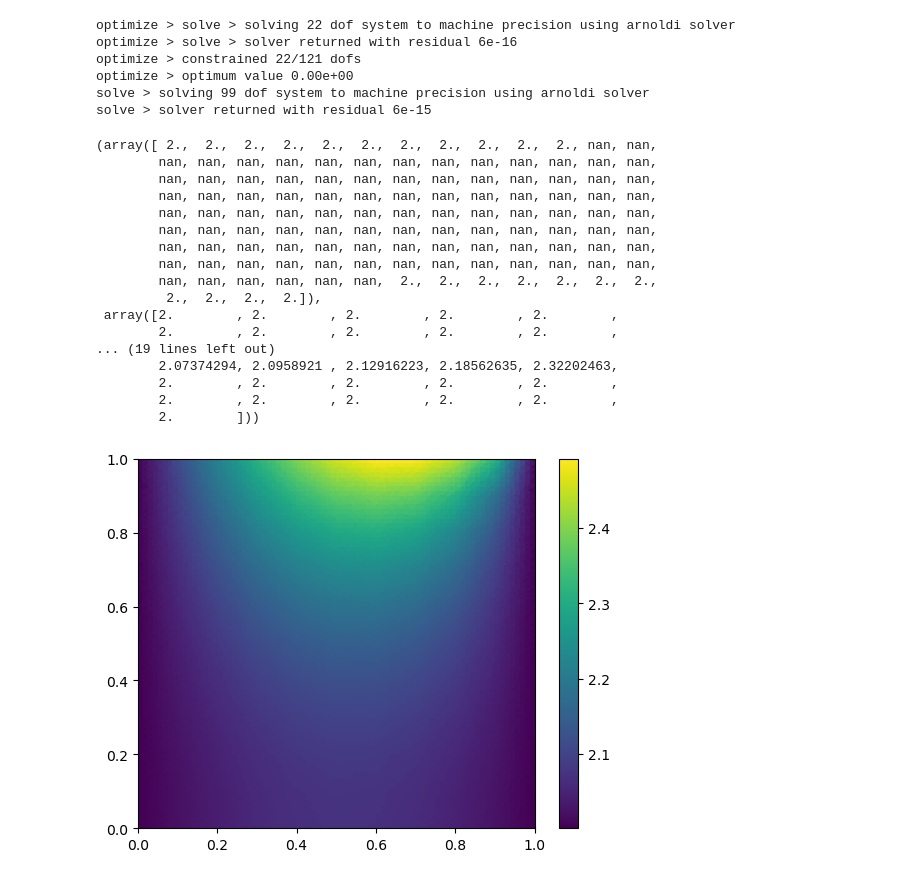
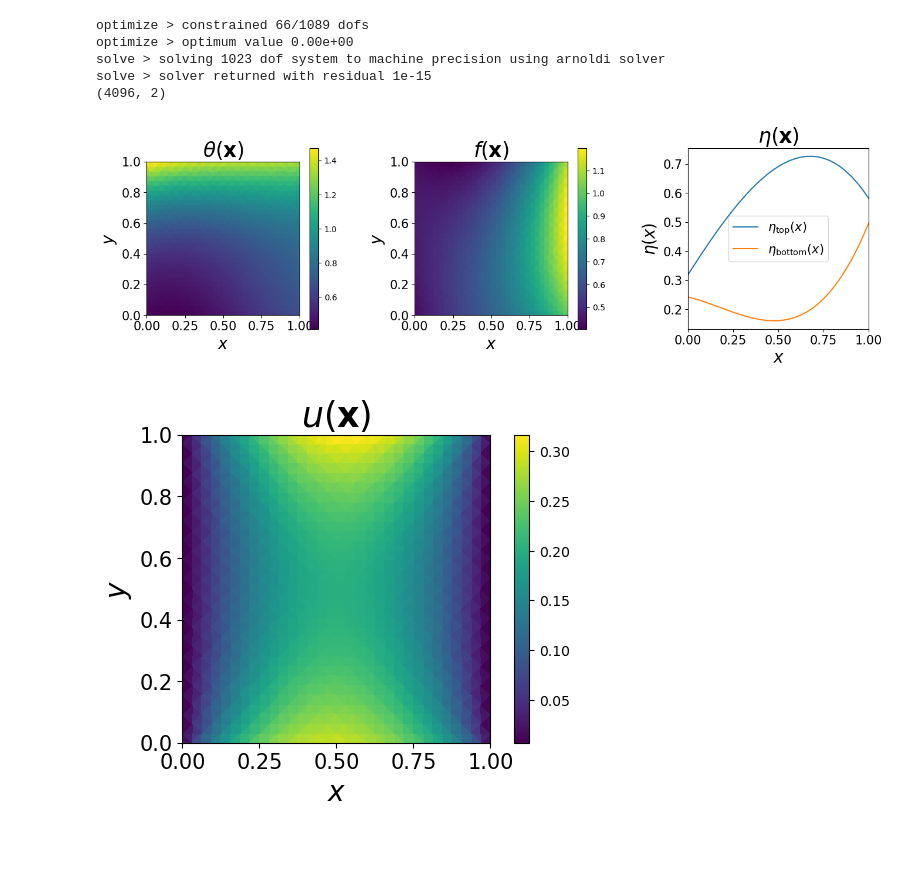
Before and after one commit to JoostHMPrins/ngo, a Jupyter notebook: developnotebooks/poisson_weakform.ipynb, the cells around one changed output. Cells and saved outputs as stored; diff of their text form; code cells hidden in the pictures; blank space fills up the shorter version.

Commit message:
Included random polynomials as input data, added plots

```diff
--- a/developnotebooks/poisson_weakform.ipynb
+++ b/developnotebooks/poisson_weakform.ipynb
@@ -52,27 +120,10 @@ def main(nelems, etype, btype, degree):
 # %%
-main(nelems=10, etype='square', btype='spline', degree=1)
+x, theta, f, etat, etab, gl, gr, u = main(nelems=32, etype='square', btype='spline', degree=1, inputdata='poly', nsamples=2)
 # %% [output]
-optimize > solve > solving 22 dof system to machine precision using arnoldi solver
-optimize > solve > solver returned with residual 6e-16
-optimize > constrained 22/121 dofs
+optimize > constrained 66/1089 dofs
 optimize > optimum value 0.00e+00
-solve > solving 99 dof system to machine precision using arnoldi solver
-solve > solver returned with residual 6e-15
+solve > solving 1023 dof system to machine precision using arnoldi solver
+solve > solver returned with residual 1e-15
+(4096, 2)
-(array([ 2.,  2.,  2.,  2.,  2.,  2.,  2.,  2.,  2.,  2.,  2., nan, nan,
-        nan, nan, nan, nan, nan, nan, nan, nan, nan, nan, nan, nan, nan,
-        nan, nan, nan, nan, nan, nan, nan, nan, nan, nan, nan, nan, nan,
-        nan, nan, nan, nan, nan, nan, nan, nan, nan, nan, nan, nan, nan,
-        nan, nan, nan, nan, nan, nan, nan, nan, nan, nan, nan, nan, nan,
-        nan, nan, nan, nan, nan, nan, nan, nan, nan, nan, nan, nan, nan,
-        nan, nan, nan, nan, nan, nan, nan, nan, nan, nan, nan, nan, nan,
-        nan, nan, nan, nan, nan, nan, nan, nan, nan, nan, nan, nan, nan,
-        nan, nan, nan, nan, nan, nan,  2.,  2.,  2.,  2.,  2.,  2.,  2.,
-         2.,  2.,  2.,  2.]),
- array([2.        , 2.        , 2.        , 2.        , 2.        ,
-        2.        , 2.        , 2.        , 2.        , 2.        ,
-... (19 lines left out)
-        2.07374294, 2.0958921 , 2.12916223, 2.18562635, 2.32202463,
-        2.        , 2.        , 2.        , 2.        , 2.        ,
-        2.        , 2.        , 2.        , 2.        , 2.        ,
-        2.        ]))
-[figure, old version]
+[figure, new version]
+[figure, added]
```
Also changed, not shown: parts of 2 cells of this notebook.
